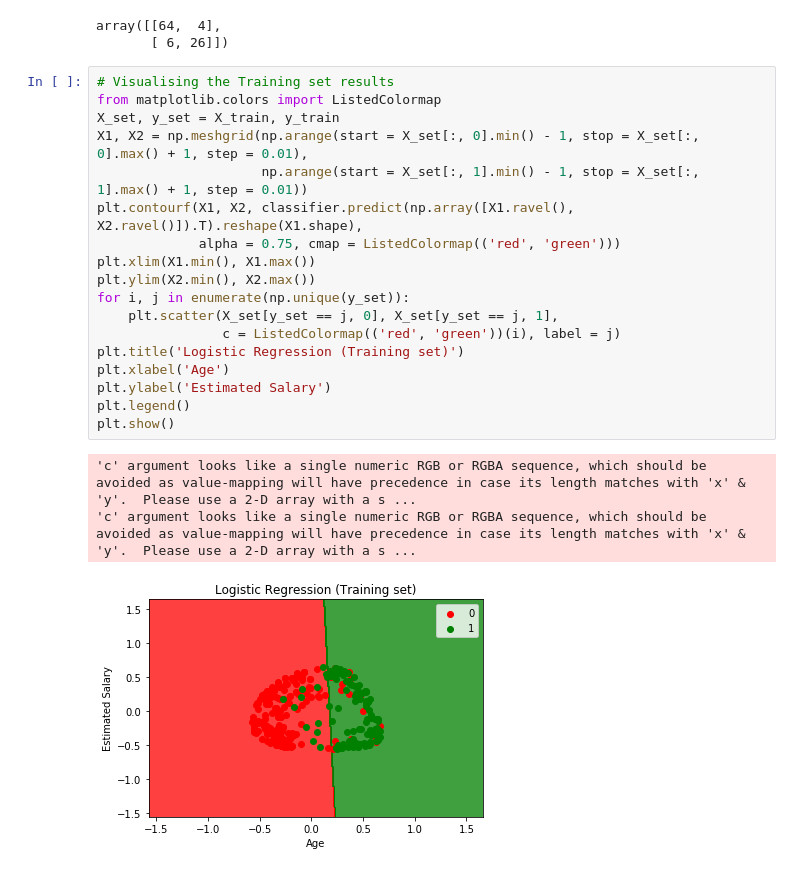
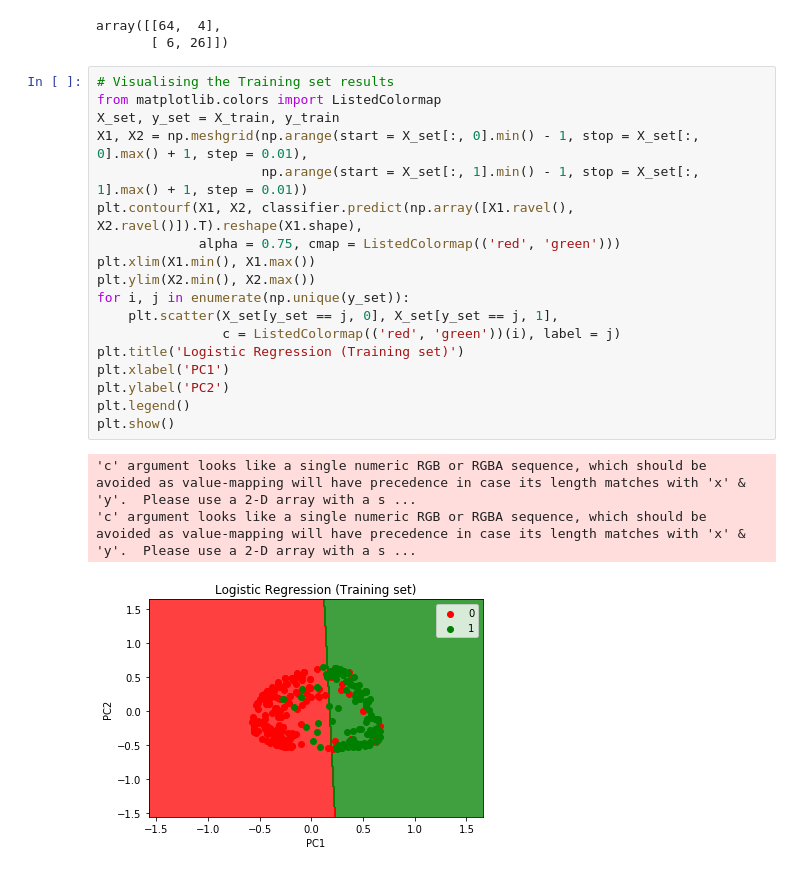
Before and after one commit to desam47/Machine-Learning-A-Z, a Jupyter notebook: Part 9 - Dimensionality Reduction/Section 36 - Kernel PCA/Kernel PCA.ipynb, the cells around one changed output. Cells and saved outputs as stored; diff of their text form.

```diff
--- a/Part 9 - Dimensionality Reduction/Section 36 - Kernel PCA/Kernel PCA.ipynb
+++ b/Part 9 - Dimensionality Reduction/Section 36 - Kernel PCA/Kernel PCA.ipynb
@@ -227,25 +227,25 @@ array([[64,  4],
 # %%
 # Visualising the Training set results
 from matplotlib.colors import ListedColormap
 X_set, y_set = X_train, y_train
 X1, X2 = np.meshgrid(np.arange(start = X_set[:, 0].min() - 1, stop = X_set[:, 0].max() + 1, step = 0.01),
                      np.arange(start = X_set[:, 1].min() - 1, stop = X_set[:, 1].max() + 1, step = 0.01))
 plt.contourf(X1, X2, classifier.predict(np.array([X1.ravel(), X2.ravel()]).T).reshape(X1.shape),
              alpha = 0.75, cmap = ListedColormap(('red', 'green')))
 plt.xlim(X1.min(), X1.max())
 plt.ylim(X2.min(), X2.max())
 for i, j in enumerate(np.unique(y_set)):
     plt.scatter(X_set[y_set == j, 0], X_set[y_set == j, 1],
                 c = ListedColormap(('red', 'green'))(i), label = j)
 plt.title('Logistic Regression (Training set)')
-plt.xlabel('Age')
-plt.ylabel('Estimated Salary')
+plt.xlabel('PC1')
+plt.ylabel('PC2')
 plt.legend()
 plt.show()
 # %% [output]
 'c' argument looks like a single numeric RGB or RGBA sequence, which should be avoided as value-mapping will have precedence in case its length matches with 'x' & 'y'.  Please use a 2-D array with a s ...
 'c' argument looks like a single numeric RGB or RGBA sequence, which should be avoided as value-mapping will have precedence in case its length matches with 'x' & 'y'.  Please use a 2-D array with a s ...
-[figure, old version]
+[figure, new version]
 # %%
 # Visualising the Test set results
 from matplotlib.colors import ListedColormap
```
Also changed, not shown: parts of 1 cell of this notebook.
